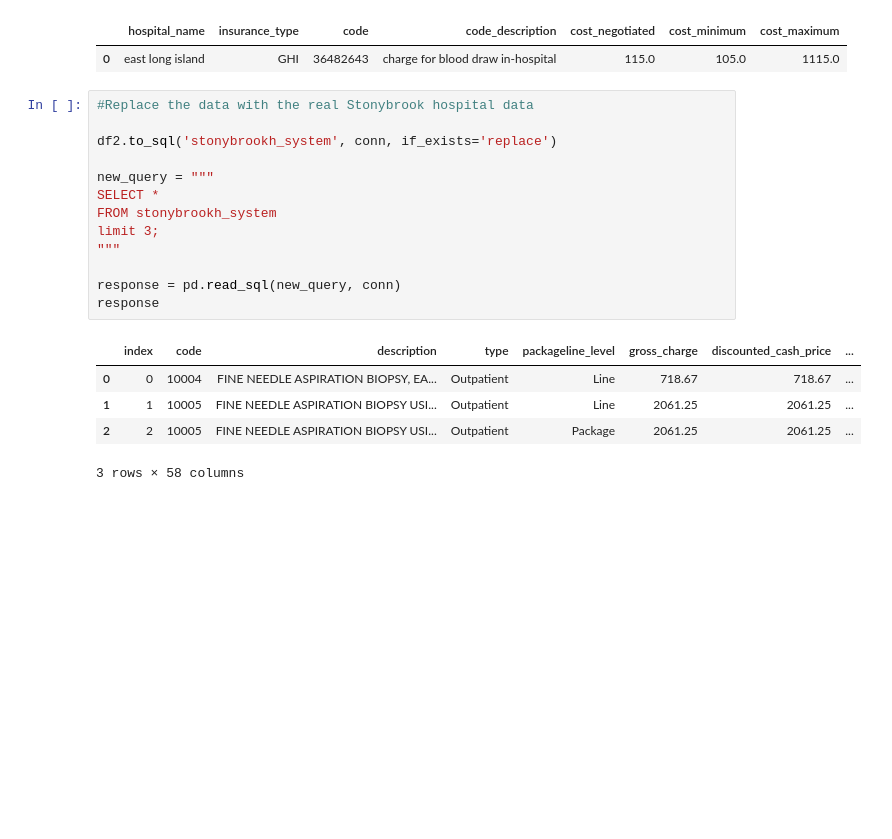
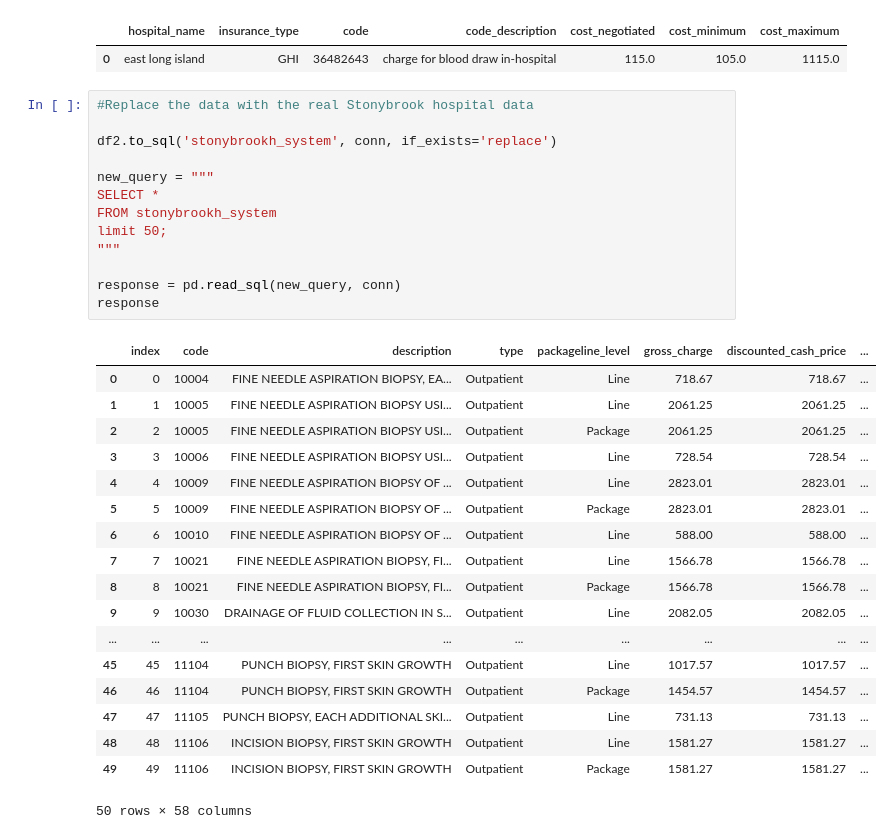
Before and after one commit to jward6301/sqlite_database_operations, a Jupyter notebook: sqlite_database_operations.ipynb, the cells around one changed output. Saved outputs shown, nothing was run; the diff lists cells and outputs as text; blank space fills up the shorter version.

```diff
--- a/sqlite_database_operations.ipynb
+++ b/sqlite_database_operations.ipynb
@@ -631,19 +631,32 @@ pd.read_sql_query("select * from stonybrookh_system;", conn)
 # %%
 #Replace the data with the real Stonybrook hospital data
 
 df2.to_sql('stonybrookh_system', conn, if_exists='replace')
 
 new_query = """
 SELECT *
 FROM stonybrookh_system
-limit 3;
+limit 50;
 """
 
 response = pd.read_sql(new_query, conn)
 response
 # %% [output]
 |  | index | code | description | type | packageline_level | gross_charge | discounted_cash_price | ... |
 | 0 | 0 | 10004 | FINE NEEDLE ASPIRATION BIOPSY, EA... | Outpatient | Line | 718.67 | 718.67 | ... |
 | 1 | 1 | 10005 | FINE NEEDLE ASPIRATION BIOPSY USI... | Outpatient | Line | 2061.25 | 2061.25 | ... |
 | 2 | 2 | 10005 | FINE NEEDLE ASPIRATION BIOPSY USI... | Outpatient | Package | 2061.25 | 2061.25 | ... |
+| 3 | 3 | 10006 | FINE NEEDLE ASPIRATION BIOPSY USI... | Outpatient | Line | 728.54 | 728.54 | ... |
+| 4 | 4 | 10009 | FINE NEEDLE ASPIRATION BIOPSY OF ... | Outpatient | Line | 2823.01 | 2823.01 | ... |
+| 5 | 5 | 10009 | FINE NEEDLE ASPIRATION BIOPSY OF ... | Outpatient | Package | 2823.01 | 2823.01 | ... |
+| 6 | 6 | 10010 | FINE NEEDLE ASPIRATION BIOPSY OF ... | Outpatient | Line | 588.00 | 588.00 | ... |
+| 7 | 7 | 10021 | FINE NEEDLE ASPIRATION BIOPSY, FI... | Outpatient | Line | 1566.78 | 1566.78 | ... |
+| 8 | 8 | 10021 | FINE NEEDLE ASPIRATION BIOPSY, FI... | Outpatient | Package | 1566.78 | 1566.78 | ... |
+| 9 | 9 | 10030 | DRAINAGE OF FLUID COLLECTION IN S... | Outpatient | Line | 2082.05 | 2082.05 | ... |
+| ... | ... | ... | ... | ... | ... | ... | ... | ... |
+| 45 | 45 | 11104 | PUNCH BIOPSY, FIRST SKIN GROWTH | Outpatient | Line | 1017.57 | 1017.57 | ... |
+| 46 | 46 | 11104 | PUNCH BIOPSY, FIRST SKIN GROWTH | Outpatient | Package | 1454.57 | 1454.57 | ... |
+| 47 | 47 | 11105 | PUNCH BIOPSY, EACH ADDITIONAL SKI... | Outpatient | Line | 731.13 | 731.13 | ... |
+| 48 | 48 | 11106 | INCISION BIOPSY, FIRST SKIN GROWTH | Outpatient | Line | 1581.27 | 1581.27 | ... |
+| 49 | 49 | 11106 | INCISION BIOPSY, FIRST SKIN GROWTH | Outpatient | Package | 1581.27 | 1581.27 | ... |
-3 rows × 58 columns
+50 rows × 58 columns
```
